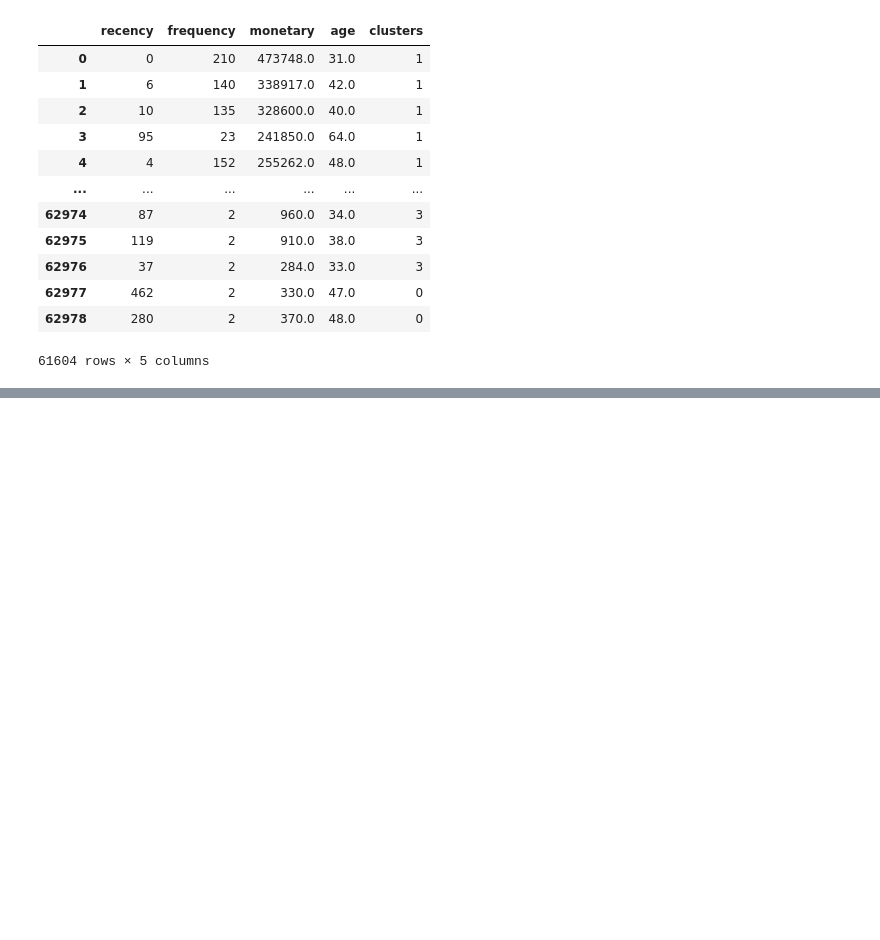
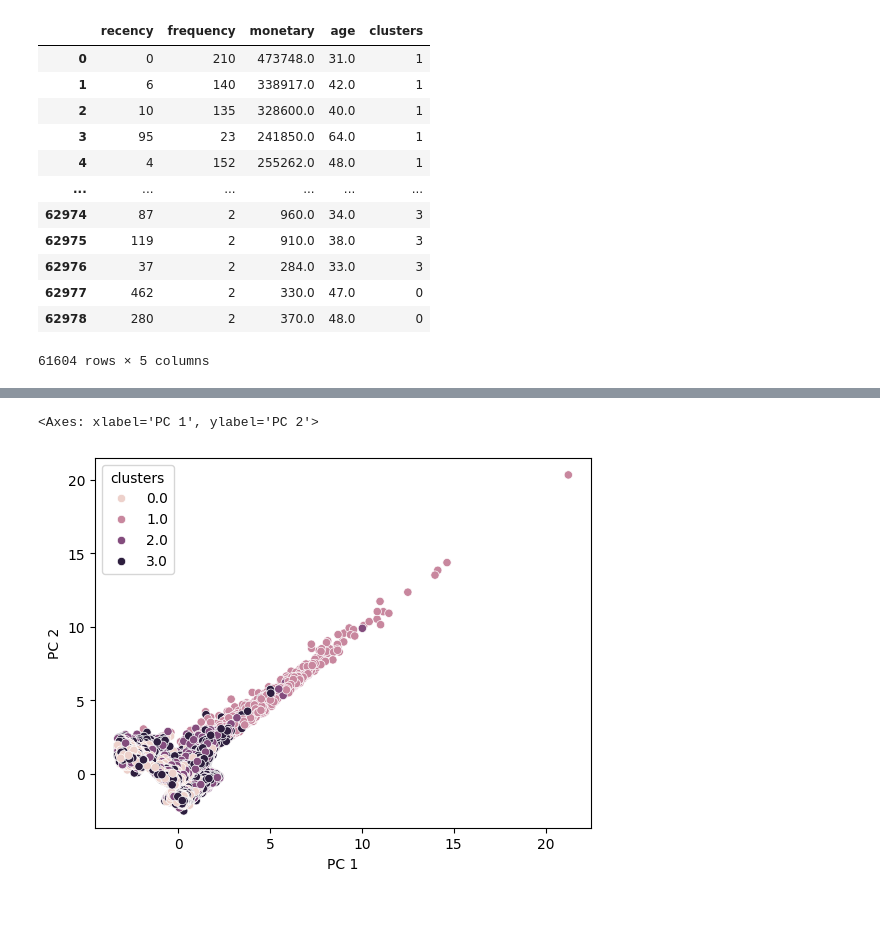
Before and after one commit to mfathul21/airline-customer-value, a Jupyter notebook: Airline_Customer_Segmentation.ipynb, the cells around one changed output, grey strips where cells are left out. Cells and saved outputs as stored; diff of their text form; code cells hidden in the pictures; blank space fills up the shorter version.

```diff
--- a/Airline_Customer_Segmentation.ipynb
+++ b/Airline_Customer_Segmentation.ipynb
@@ -553,0 +582,9 @@ customers
+# %%
+pca = PCA(n_components=2)
+
+pca.fit(df_std)
+pcs = pca.transform(df_std)
+
+data_pca = pd.DataFrame(data = pcs, columns = ['PC 1', 'PC 2'])
+data_pca['clusters'] = customers['clusters']
+data_pca.head()
@@ -554,2 +598,7 @@ customers
+# %%
+sns.scatterplot(x='PC 1', y='PC 2', hue='clusters', data=data_pca)
+# %% [output]
+<Axes: xlabel='PC 1', ylabel='PC 2'>
+[figure, added]
 # %% [markdown]
 ###
```
Also changed, not shown: parts of 8 cells of this notebook.
